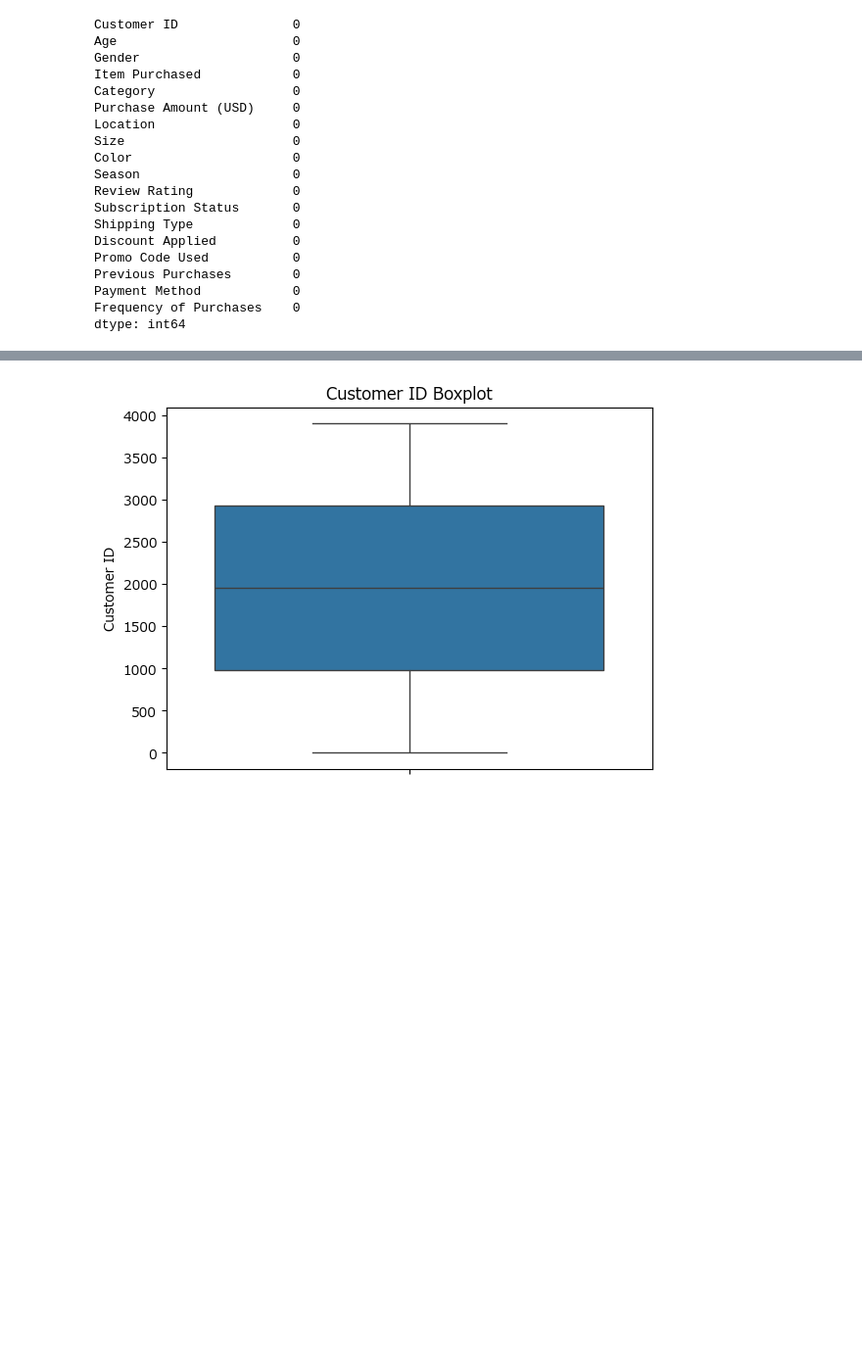
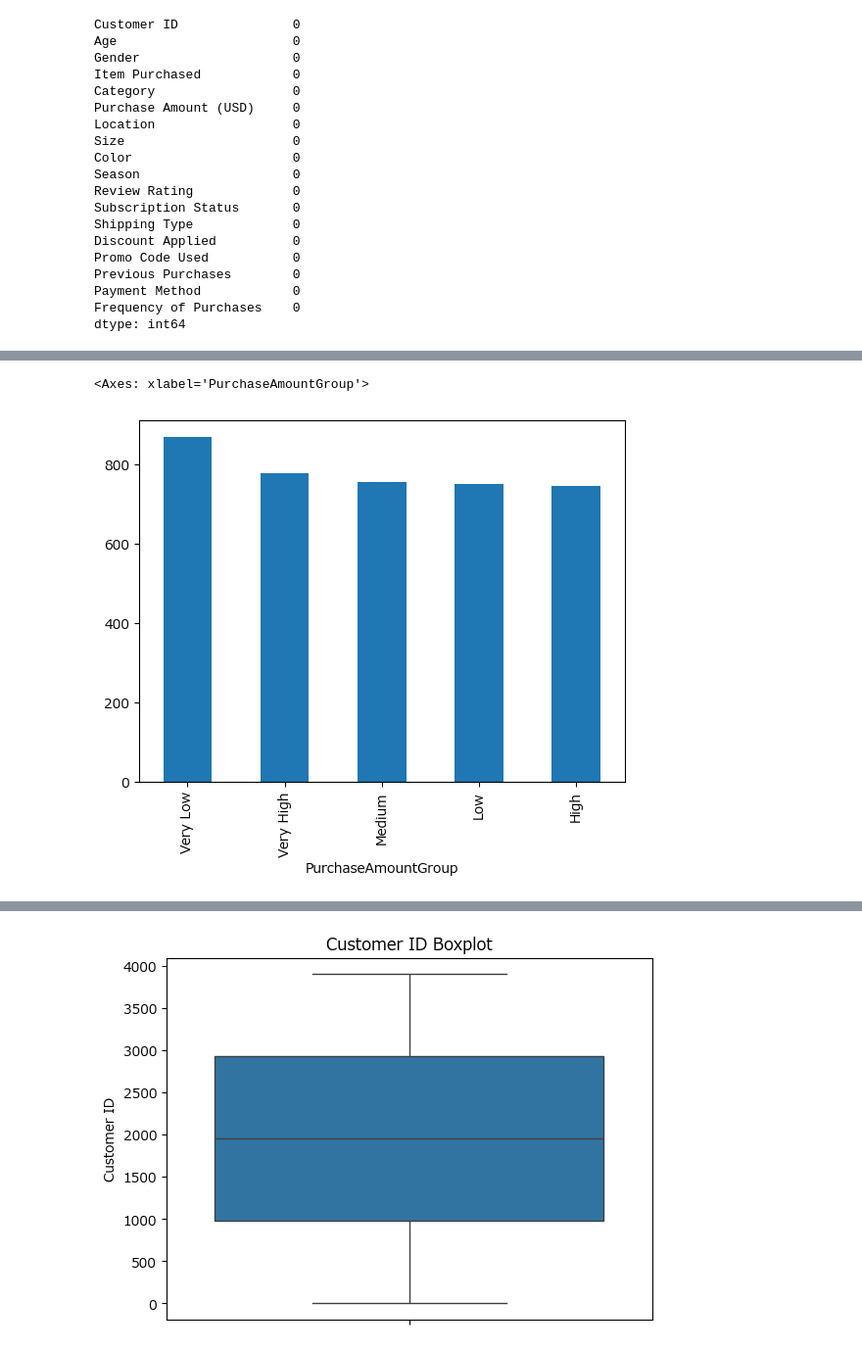
Before and after one commit to masakazu2025/kaggle-consumer-behavior-and-shopping-habits-dataset, a Jupyter notebook: shopping_behavior.ipynb, the cells around one changed output, grey strips where cells are left out. Shown at 98% size. Drawn from its saved outputs; the diff is of its cells as text; code cells hidden in the pictures; blank space fills up the shorter version.

```diff
--- a/shopping_behavior.ipynb
+++ b/shopping_behavior.ipynb
@@ -118,3 +614,8 @@ dtype: int64
+# %%
+df["PurchaseAmountGroup"].value_counts().plot(kind="bar")
+# %% [output]
+<Axes: xlabel='PurchaseAmountGroup'>
+[figure, added]
 # %%
 for column in df.columns:
     sns.histplot(df[column])
```
Also changed, not shown: parts of 63 cells of this notebook.
